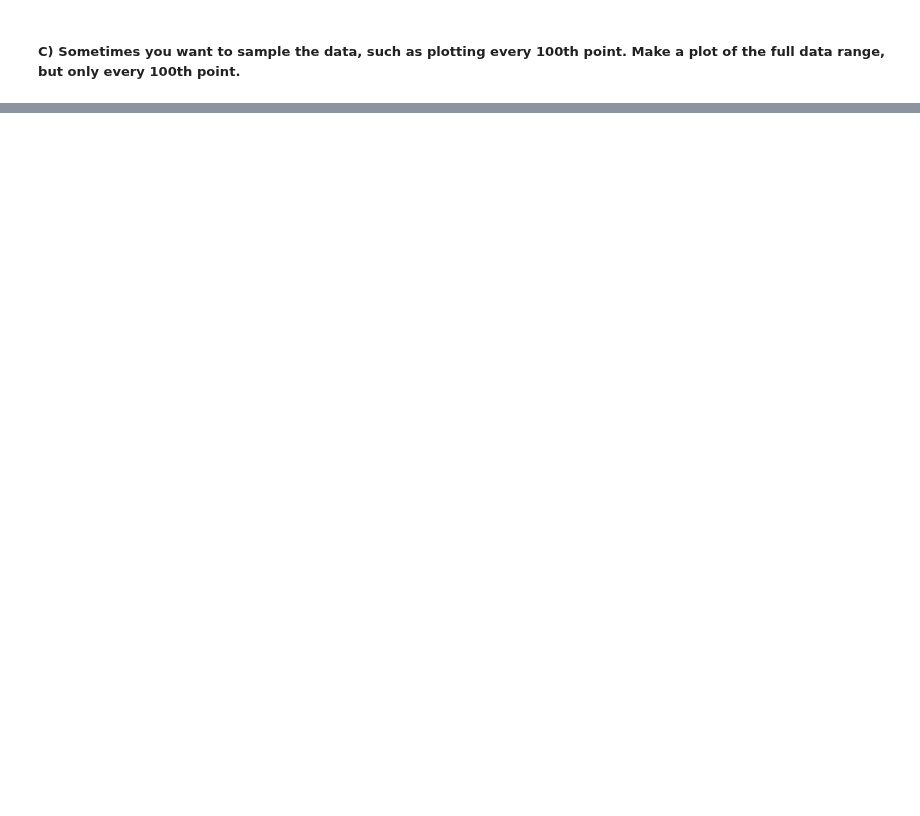
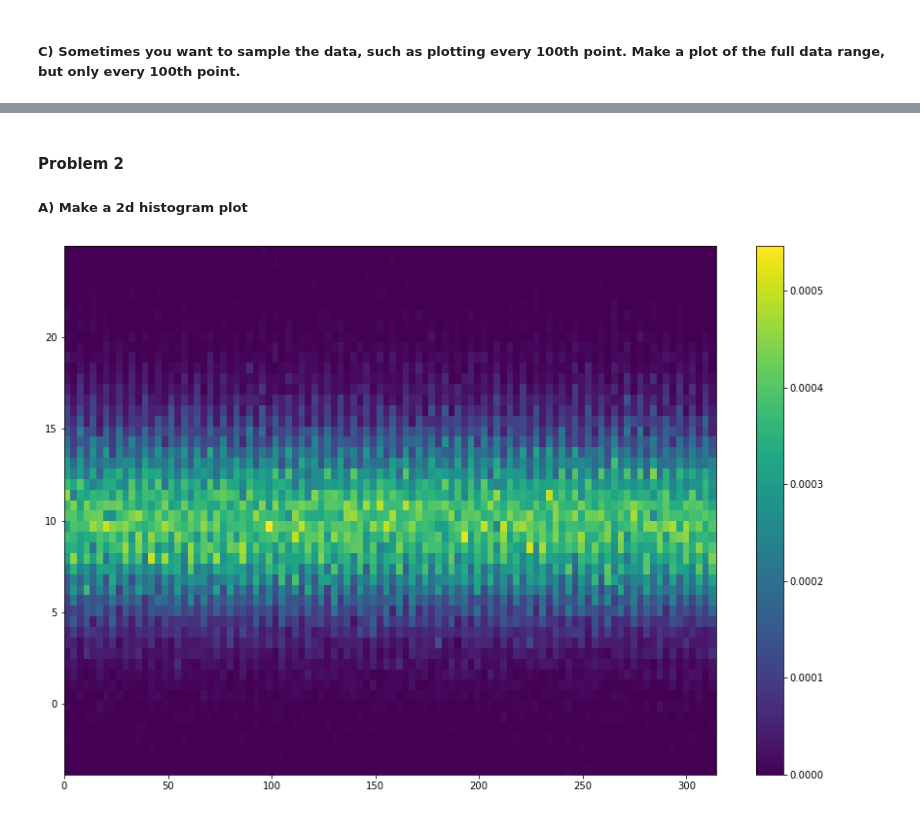
Before and after one commit to jeff-abe/PHYS434, a Jupyter notebook: HW4.ipynb, the cells around one changed output, grey strips where cells are left out. Drawn from its saved outputs; the diff is of its cells as text; code cells hidden in the pictures; blank space fills up the shorter version.

Commit message:
Problem 2

```diff
--- a/HW4.ipynb
+++ b/HW4.ipynb
@@ -49,0 +50,9 @@ plt.show()
+# %% [markdown]
+#### **Problem 2**
+##### **A)** Make a 2d histogram plot
+# %%
+plt.hist2d(t,bkgd,bins = [100,50], density = True)
+plt.colorbar()
+plt.show()
+# %% [output]
+[figure, added]
```
Also changed, not shown: parts of 4 cells of this notebook.
